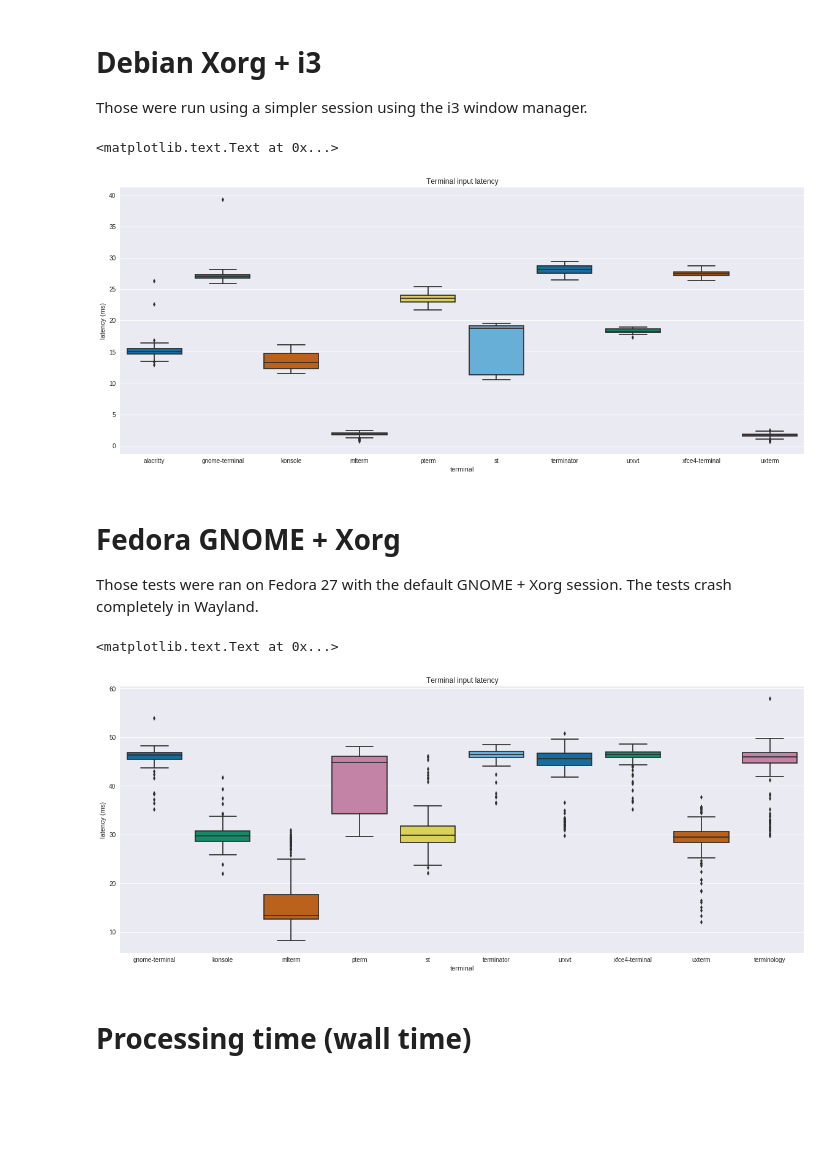
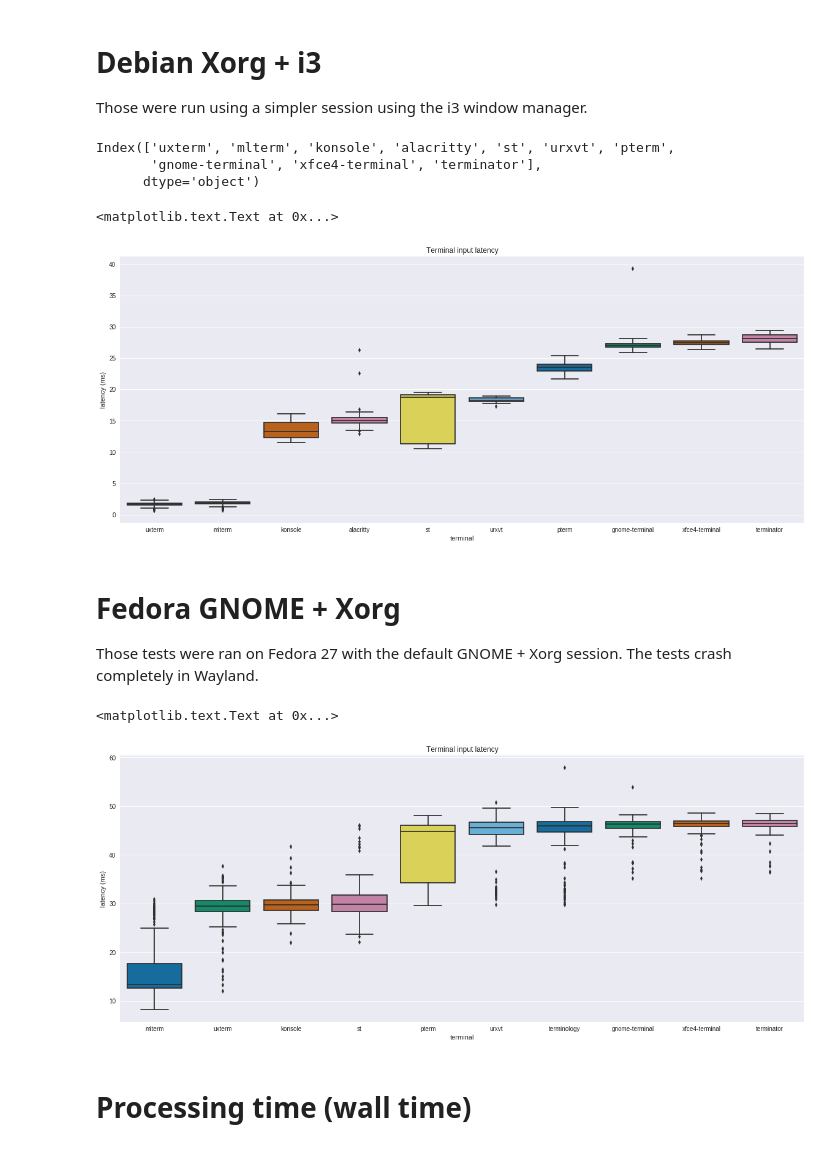
Before and after one commit to anarcat/terms-benchmarks, a Jupyter notebook: benchmarks-summary.ipynb, the cells around one changed output. Drawn from its saved outputs; the diff is of its cells as text; code cells hidden in the pictures; blank space fills up the shorter version.

```diff
--- a/benchmarks-summary.ipynb
+++ b/benchmarks-summary.ipynb
@@ -35,30 +36,36 @@ fig.set_figheight(FIG_HEIGTH)
 latency = pandas.read_csv('latency/debian9-xorg-i3.csv')
 latency.drop(["urxvt-xft-monospace", "urxvt-fixed-16", "urxvt-fixed-16-float"], axis=1, inplace=True)
 
+latency = latency.reindex_axis(latency.mean().sort_values().index, axis=1)
+
 ax = sns.boxplot(data=latency, palette='colorblind')
 ax.set_title('Terminal input latency')
 ax.set_xlabel('terminal')
 ax.set_ylabel('latency (ms)')
 # %% [output]
-<matplotlib.text.Text at 0x...>
+Index(['uxterm', 'mlterm', 'konsole', 'alacritty', 'st', 'urxvt', 'pterm',
+       'gnome-terminal', 'xfce4-terminal', 'terminator'],
+      dtype='object')
+<matplotlib.text.Text at 0x...>
-[figure, old version]
+[figure, new version]
 # %% [markdown]
 # Fedora GNOME + Xorg
 Those tests were ran on Fedora 27 with the default GNOME + Xorg session. The tests crash completely in Wayland.
 # %%
 fig, _ = plt.subplots()
 fig.set_figwidth(FIG_WIDTH)
 fig.set_figheight(FIG_HEIGTH)
 
 latency = pandas.read_csv('latency/fedora27-xorg.csv')
+latency = latency.reindex_axis(latency.mean().sort_values().index, axis=1)
 
 ax = sns.boxplot(data=latency, palette='colorblind')
 ax.set_title('Terminal input latency')
 ax.set_xlabel('terminal')
 ax.set_ylabel('latency (ms)')
 # %% [output]
 <matplotlib.text.Text at 0x...>
-[figure, old version]
+[figure, new version]
 # %% [markdown]
 # Processing time (wall time)
 # %%
```
Also changed, not shown: parts of 2 cells of this notebook.
